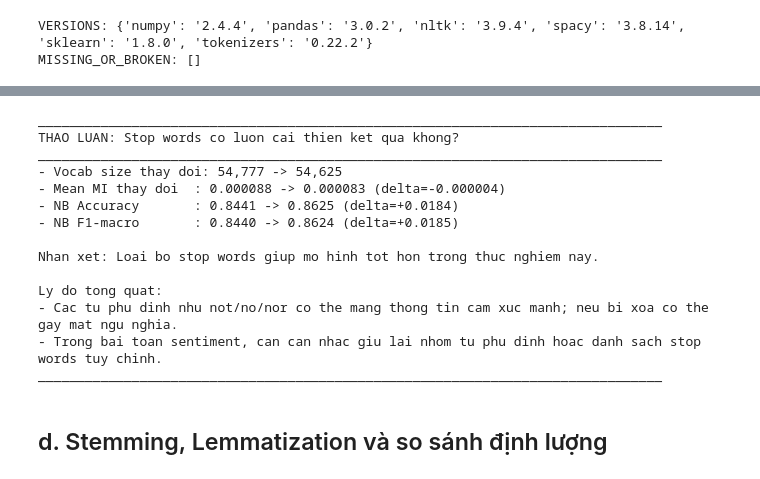
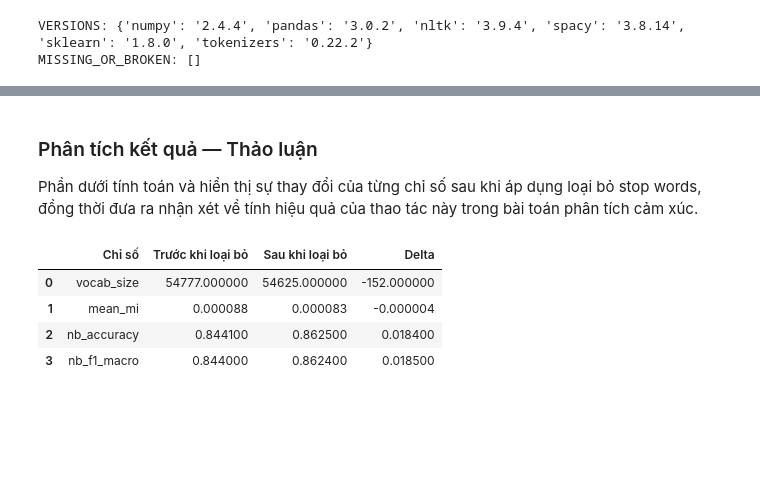
Before and after one commit to HungHiHung10/Lab01-Data-Mining, a Jupyter notebook: notebooks/06_Preprocessing_text.ipynb, the cells around one changed output, grey strips where cells are left out. Saved outputs shown, nothing was run; the diff lists cells and outputs as text; code cells hidden in the pictures; blank space fills up the shorter version.

```diff
--- a/notebooks/06_Preprocessing_text.ipynb
+++ b/notebooks/06_Preprocessing_text.ipynb
@@ -591,41 +696,38 @@ stopword_comparison_df
-# %%
-acc_delta = after_stats['nb_accuracy'] - before_stats['nb_accuracy']
-f1_delta = after_stats['nb_f1_macro'] - before_stats['nb_f1_macro']
-mi_delta = after_stats['mean_mi'] - before_stats['mean_mi']
-
-print('_' * 80)
-print('THAO LUAN: Stop words co luon cai thien ket qua khong?')
-print('_' * 80)
-print(f"- Vocab size thay doi: {before_stats['vocab_size']:,} -> {after_stats['vocab_size']:,}")
-print(f"- Mean MI thay doi  : {before_stats['mean_mi']:.6f} -> {after_stats['mean_mi']:.6f} (delta={mi_delta:+.6f})")
-print(f"- NB Accuracy       : {before_stats['nb_accuracy']:.4f} -> {after_stats['nb_accuracy']:.4f} (delta={acc_delta:+.4f})")
-print(f"- NB F1-macro       : {before_stats['nb_f1_macro']:.4f} -> {after_stats['nb_f1_macro']:.4f} (delta={f1_delta:+.4f})")
-
-if acc_delta > 0 and f1_delta > 0:
-    print('\nNhan xet: Loai bo stop words giup mo hinh tot hon trong thuc nghiem nay.')
-elif acc_delta < 0 and f1_delta < 0:
-    print('\nNhan xet: Loai bo stop words lam giam hieu nang; stop words KHONG luon co hai.')
-else:
-    print('\nNhan xet: Tac dong la hon hop; stop words KHONG luon cai thien ket qua.')
-
-print('\nLy do tong quat:')
-print('- Cac tu phu dinh nhu not/no/nor co the mang thong tin cam xuc manh; neu bi xoa co the gay mat ngu nghia.')
-print('- Trong bai toan sentiment, can can nhac giu lai nhom tu phu dinh hoac danh sach stop words tuy chinh.')
-print('_' * 80)
-# %% [output]
-________________________________________________________________________________
-THAO LUAN: Stop words co luon cai thien ket qua khong?
-________________________________________________________________________________
-- Vocab size thay doi: 54,777 -> 54,625
-- Mean MI thay doi  : 0.000088 -> 0.000083 (delta=-0.000004)
-- NB Accuracy       : 0.8441 -> 0.8625 (delta=+0.0184)
-- NB F1-macro       : 0.8440 -> 0.8624 (delta=+0.0185)
-
-Nhan xet: Loai bo stop words giup mo hinh tot hon trong thuc nghiem nay.
-
-Ly do tong quat:
-- Cac tu phu dinh nhu not/no/nor co the mang thong tin cam xuc manh; neu bi xoa co the gay mat ngu nghia.
-- Trong bai toan sentiment, can can nhac giu lai nhom tu phu dinh hoac danh sach stop words tuy chinh.
-________________________________________________________________________________
-# %% [markdown]
-## d. Stemming, Lemmatization và so sánh định lượng
+# %% [markdown]
+### Phân tích kết quả — Thảo luận
+
+Phần dưới tính toán và hiển thị sự thay đổi của từng chỉ số sau khi áp dụng loại bỏ stop words, đồng thời đưa ra nhận xét về tính hiệu quả của thao tác này trong bài toán phân tích cảm xúc.
+# %%
+acc_delta = after_stats['nb_accuracy'] - before_stats['nb_accuracy']
+f1_delta  = after_stats['nb_f1_macro'] - before_stats['nb_f1_macro']
+mi_delta  = after_stats['mean_mi']     - before_stats['mean_mi']
+
+summary_df = pd.DataFrame({
+    'Chỉ số': ['vocab_size', 'mean_mi', 'nb_accuracy', 'nb_f1_macro'],
+    'Trước khi loại bỏ': [
+        before_stats['vocab_size'],
+        round(before_stats['mean_mi'], 6),
+        round(before_stats['nb_accuracy'], 4),
+        round(before_stats['nb_f1_macro'], 4),
+    ],
+    'Sau khi loại bỏ': [
+        after_stats['vocab_size'],
+        round(after_stats['mean_mi'], 6),
+        round(after_stats['nb_accuracy'], 4),
+        round(after_stats['nb_f1_macro'], 4),
+    ],
+    'Delta': [
+        after_stats['vocab_size'] - before_stats['vocab_size'],
+        round(mi_delta, 6),
+        round(acc_delta, 4),
+        round(f1_delta, 4),
+    ]
+})
+
+summary_df
+# %% [output]
+|  | Chỉ số | Trước khi loại bỏ | Sau khi loại bỏ | Delta |
+| 0 | vocab_size | 54777.000000 | 54625.000000 | -152.000000 |
+| 1 | mean_mi | 0.000088 | 0.000083 | -0.000004 |
+| 2 | nb_accuracy | 0.844100 | 0.862500 | 0.018400 |
+| 3 | nb_f1_macro | 0.844000 | 0.862400 | 0.018500 |
```
Also changed, not shown: parts of 53 cells of this notebook.
